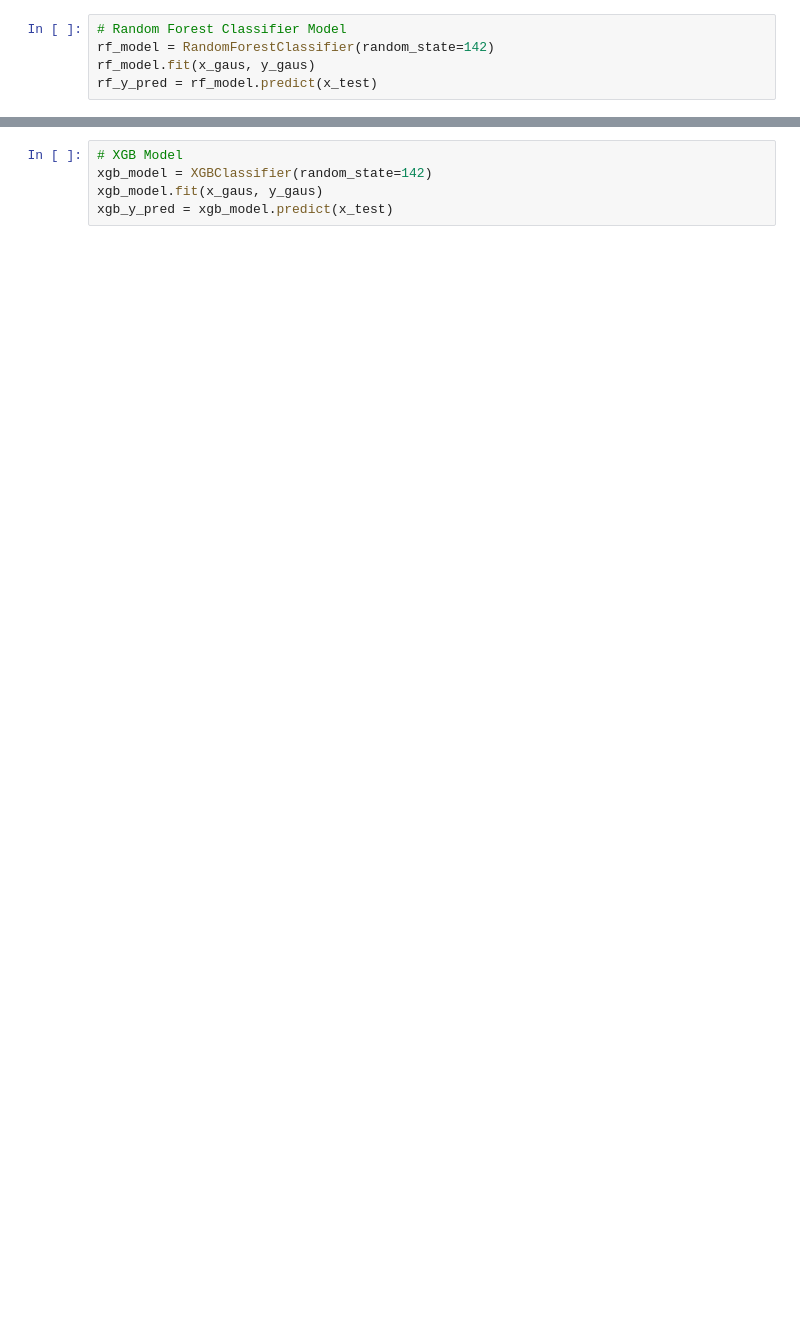
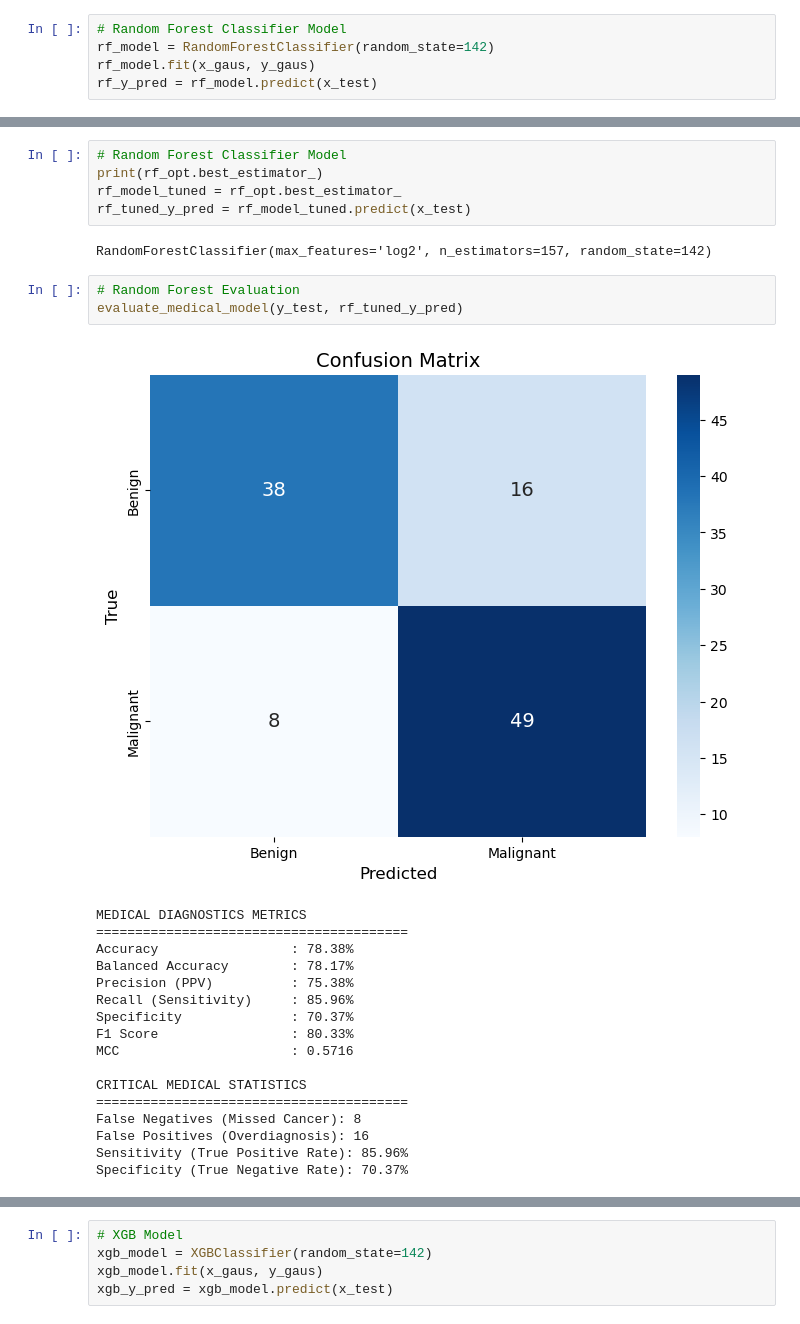
Before and after one commit to timqn22/cs189-final-project, a Jupyter notebook: FinalProject.ipynb, the cells around one changed output, grey strips where cells are left out. Saved outputs shown, nothing was run; the diff lists cells and outputs as text; blank space fills up the shorter version.

```diff
--- a/FinalProject.ipynb
+++ b/FinalProject.ipynb
@@ -612,0 +634,28 @@ Specificity (True Negative Rate): 94.44%
+# %%
+# Random Forest Classifier Model
+print(rf_opt.best_estimator_)
+rf_model_tuned = rf_opt.best_estimator_
+rf_tuned_y_pred = rf_model_tuned.predict(x_test)
+# %% [output]
+RandomForestClassifier(max_features='log2', n_estimators=157, random_state=142)
+# %%
+# Random Forest Evaluation
+evaluate_medical_model(y_test, rf_tuned_y_pred)
+# %% [output]
+[figure, added]
+MEDICAL DIAGNOSTICS METRICS
+========================================
+Accuracy                 : 78.38%
+Balanced Accuracy        : 78.17%
+Precision (PPV)          : 75.38%
+Recall (Sensitivity)     : 85.96%
+Specificity              : 70.37%
+F1 Score                 : 80.33%
+MCC                      : 0.5716
+
+CRITICAL MEDICAL STATISTICS
+========================================
+False Negatives (Missed Cancer): 8
+False Positives (Overdiagnosis): 16
+Sensitivity (True Positive Rate): 85.96%
+Specificity (True Negative Rate): 70.37%
```
Also changed, not shown: parts of 49 cells of this notebook.
